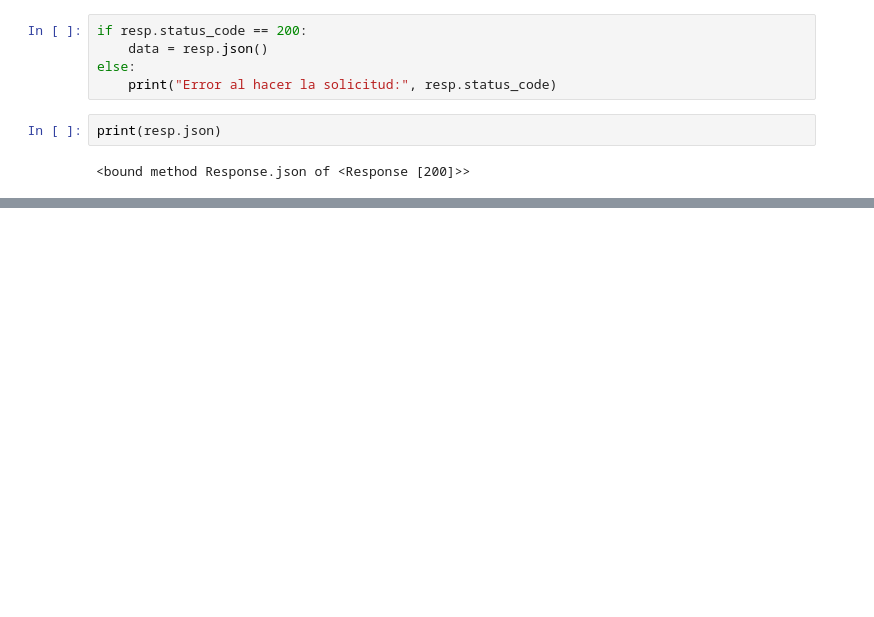
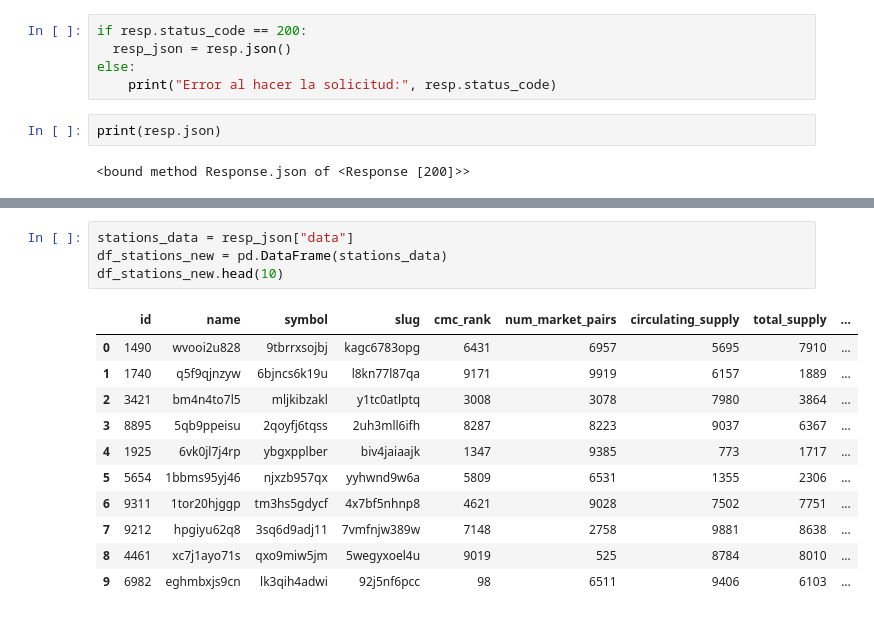
Before and after one commit to Jorge-guzzo/coderhouse, a Jupyter notebook: Copia_de_coder_jorge.ipynb, the cells around one changed output, grey strips where cells are left out. Cells and saved outputs as stored; diff of their text form; blank space fills up the shorter version.

```diff
--- a/Copia_de_coder_jorge.ipynb
+++ b/Copia_de_coder_jorge.ipynb
@@ -78,7 +78,7 @@ print(CMC_PRO_API_KEY)
 data = resp.json()
 # %%
 if resp.status_code == 200:
-    data = resp.json()
+  resp_json = resp.json()
 else:
     print("Error al hacer la solicitud:", resp.status_code)
 # %%
@@ -91,0 +114,16 @@ print(data)
+# %%
+stations_data = resp_json["data"]
+df_stations_new = pd.DataFrame(stations_data)
+df_stations_new.head(10)
+# %% [output]
+|  | id | name | symbol | slug | cmc_rank | num_market_pairs | circulating_supply | total_supply | ... |
+| 0 | 1490 | wvooi2u828 | 9tbrrxsojbj | kagc6783opg | 6431 | 6957 | 5695 | 7910 | ... |
+| 1 | 1740 | q5f9qjnzyw | 6bjncs6k19u | l8kn77l87qa | 9171 | 9919 | 6157 | 1889 | ... |
+| 2 | 3421 | bm4n4to7l5 | mljkibzakl | y1tc0atlptq | 3008 | 3078 | 7980 | 3864 | ... |
+| 3 | 8895 | 5qb9ppeisu | 2qoyfj6tqss | 2uh3mll6ifh | 8287 | 8223 | 9037 | 6367 | ... |
+| 4 | 1925 | 6vk0jl7j4rp | ybgxpplber | biv4jaiaajk | 1347 | 9385 | 773 | 1717 | ... |
+| 5 | 5654 | 1bbms95yj46 | njxzb957qx | yyhwnd9w6a | 5809 | 6531 | 1355 | 2306 | ... |
+| 6 | 9311 | 1tor20hjggp | tm3hs5gdycf | 4x7bf5nhnp8 | 4621 | 9028 | 7502 | 7751 | ... |
+| 7 | 9212 | hpgiyu62q8 | 3sq6d9adj11 | 7vmfnjw389w | 7148 | 2758 | 9881 | 8638 | ... |
+| 8 | 4461 | xc7j1ayo71s | qxo9miw5jm | 5wegyxoel4u | 9019 | 525 | 8784 | 8010 | ... |
+| 9 | 6982 | eghmbxjs9cn | lk3qih4adwi | 92j5nf6pcc | 98 | 6511 | 9406 | 6103 | ... |
```
Also changed, not shown: parts of 3 cells of this notebook.
